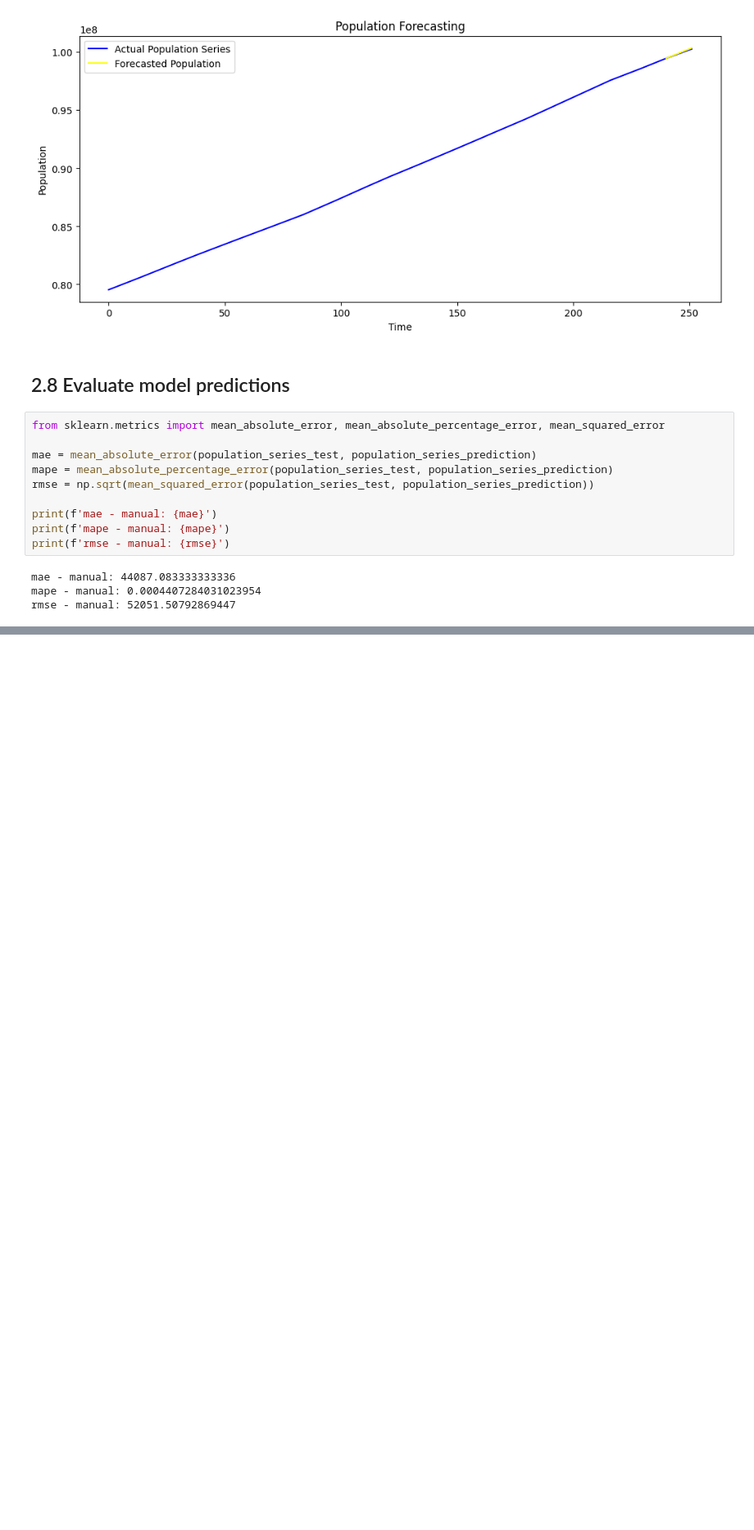
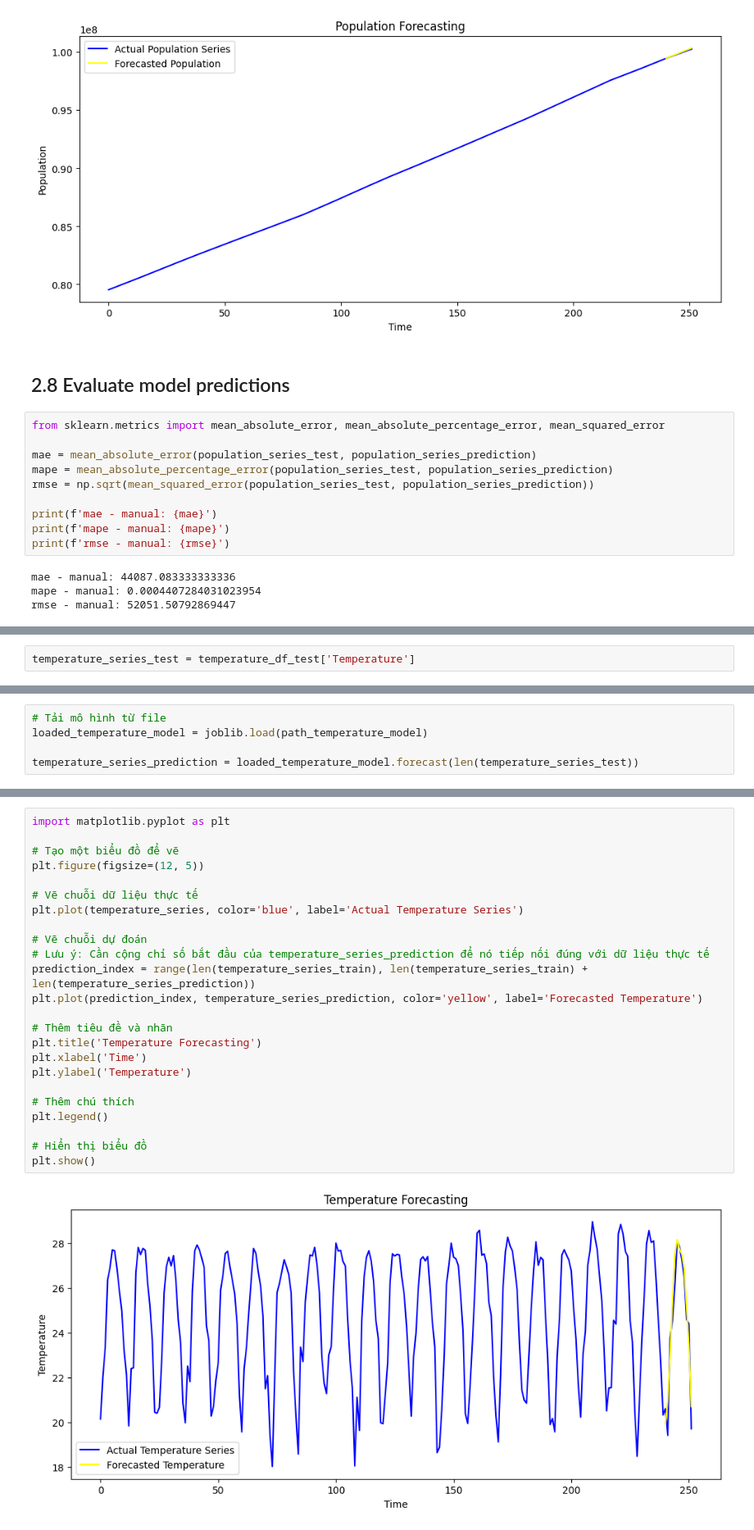
Before and after one commit to phatdtvdvt/Electricity-generation-predictor, a Jupyter notebook: [Part 3] Predicting_Exogenous_Variable_Using_ARIMA_SARIMA.ipynb, the cells around one changed output, grey strips where cells are left out. Shown at 82% size. Saved outputs shown, nothing was run; the diff lists cells and outputs as text; blank space fills up the shorter version.

```diff
--- a/[Part 3] Predicting_Exogenous_Variable_Using_ARIMA_SARIMA.ipynb
+++ b/[Part 3] Predicting_Exogenous_Variable_Using_ARIMA_SARIMA.ipynb
@@ -333,0 +430,2 @@ rmse - manual: 52051.50792869447
+# %%
+temperature_series_test = temperature_df_test['Temperature']
@@ -333,0 +464,5 @@ rmse - manual: 52051.50792869447
+# %%
+# Tải mô hình từ file
+loaded_temperature_model = joblib.load(path_temperature_model)
+
+temperature_series_prediction = loaded_temperature_model.forecast(len(temperature_series_test))
@@ -333,0 +485,26 @@ rmse - manual: 52051.50792869447
+# %%
+import matplotlib.pyplot as plt
+
+# Tạo một biểu đồ để vẽ
+plt.figure(figsize=(12, 5))
+
+# Vẽ chuỗi dữ liệu thực tế
+plt.plot(temperature_series, color='blue', label='Actual Temperature Series')
+
+# Vẽ chuỗi dự đoán
+# Lưu ý: Cần cộng chỉ số bắt đầu của temperature_series_prediction để nó tiếp nối đúng với dữ liệu thực tế
+prediction_index = range(len(temperature_series_train), len(temperature_series_train) + len(temperature_series_prediction))
+plt.plot(prediction_index, temperature_series_prediction, color='yellow', label='Forecasted Temperature')
+
+# Thêm tiêu đề và nhãn
+plt.title('Temperature Forecasting')
+plt.xlabel('Time')
+plt.ylabel('Temperature')
+
+# Thêm chú thích
+plt.legend()
+
+# Hiển thị biểu đồ
+plt.show()
+# %% [output]
+[figure, added]
```
Also changed, not shown: parts of 57 cells of this notebook, 11 other files.
